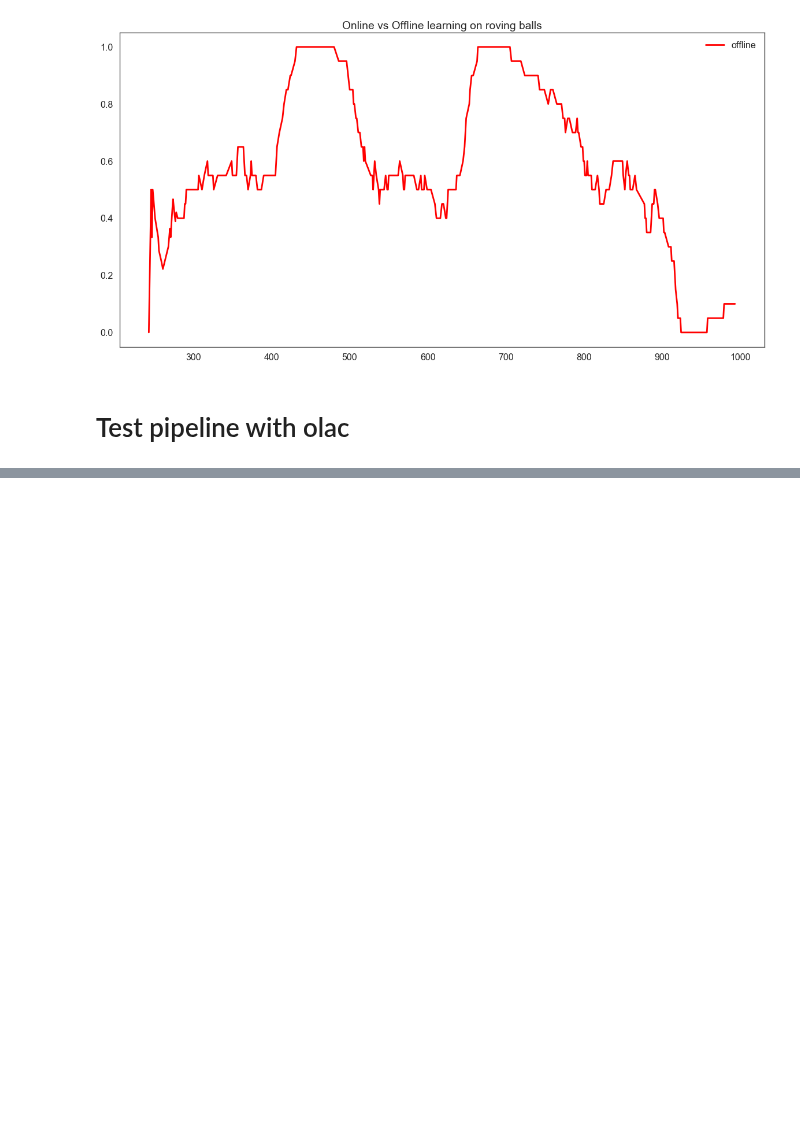
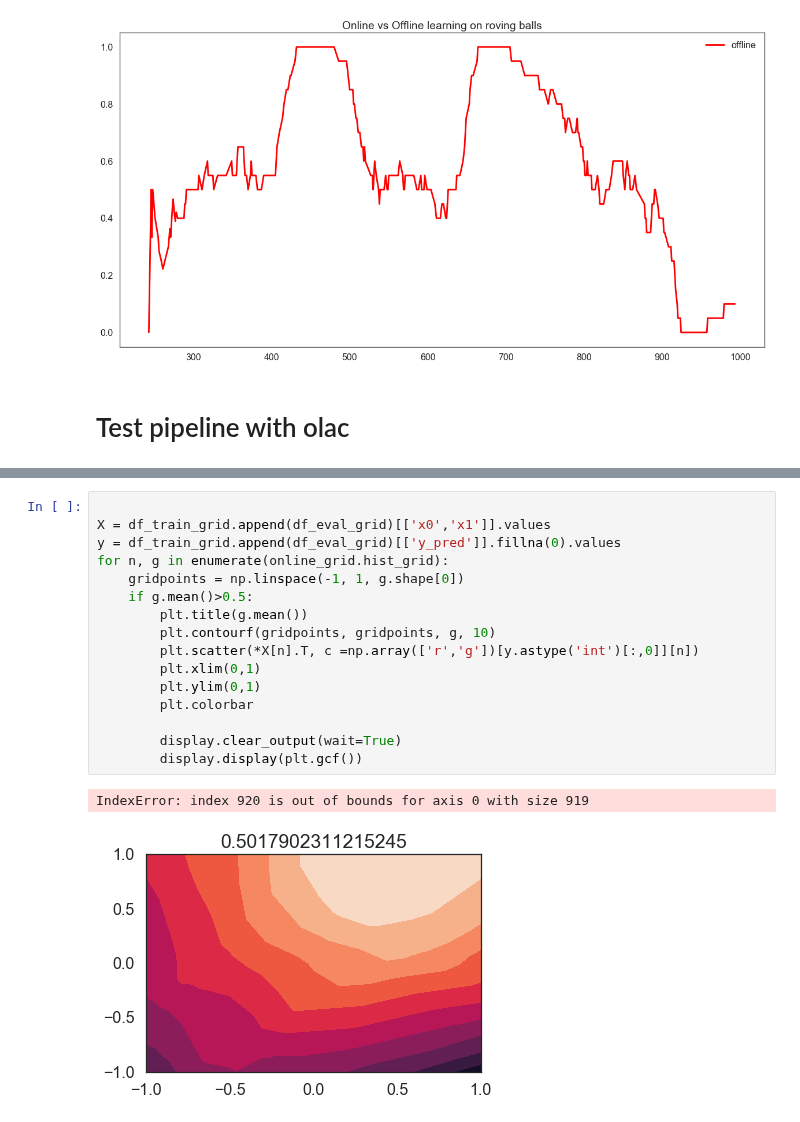
Before and after one commit to AndreasAlam/olac, a Jupyter notebook: notebooks/sbe_online_vs_offline_model_comparison.ipynb, the cells around one changed output, grey strips where cells are left out. Saved outputs shown, nothing was run; the diff lists cells and outputs as text; blank space fills up the shorter version.

```diff
--- a/notebooks/sbe_online_vs_offline_model_comparison.ipynb
+++ b/notebooks/sbe_online_vs_offline_model_comparison.ipynb
@@ -694,0 +794,19 @@ NameError: name 'df_eval_offline' is not defined
+# %%
+
+X = df_train_grid.append(df_eval_grid)[['x0','x1']].values
+y = df_train_grid.append(df_eval_grid)[['y_pred']].fillna(0).values
+for n, g in enumerate(online_grid.hist_grid):
+    gridpoints = np.linspace(-1, 1, g.shape[0])
+    if g.mean()>0.5:
+        plt.title(g.mean())
+        plt.contourf(gridpoints, gridpoints, g, 10)
+        plt.scatter(*X[n].T, c =np.array(['r','g'])[y.astype('int')[:,0]][n])
+        plt.xlim(0,1)
+        plt.ylim(0,1)
+        plt.colorbar
+
+        display.clear_output(wait=True)
+        display.display(plt.gcf())
+# %% [output]
+IndexError: index 920 is out of bounds for axis 0 with size 919
+[figure, added]
```
Also changed, not shown: parts of 11 cells of this notebook.
